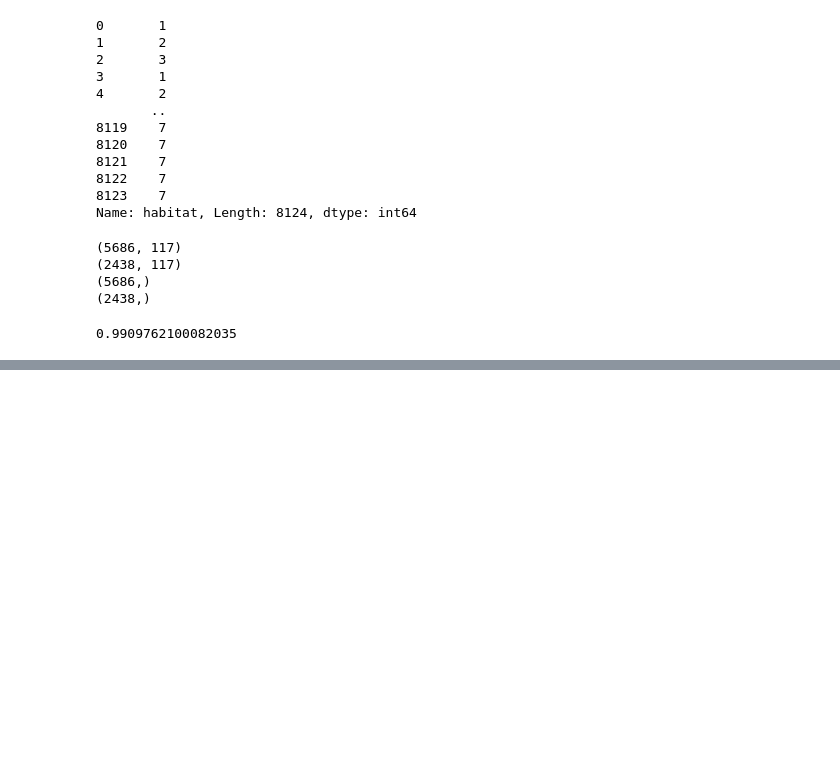
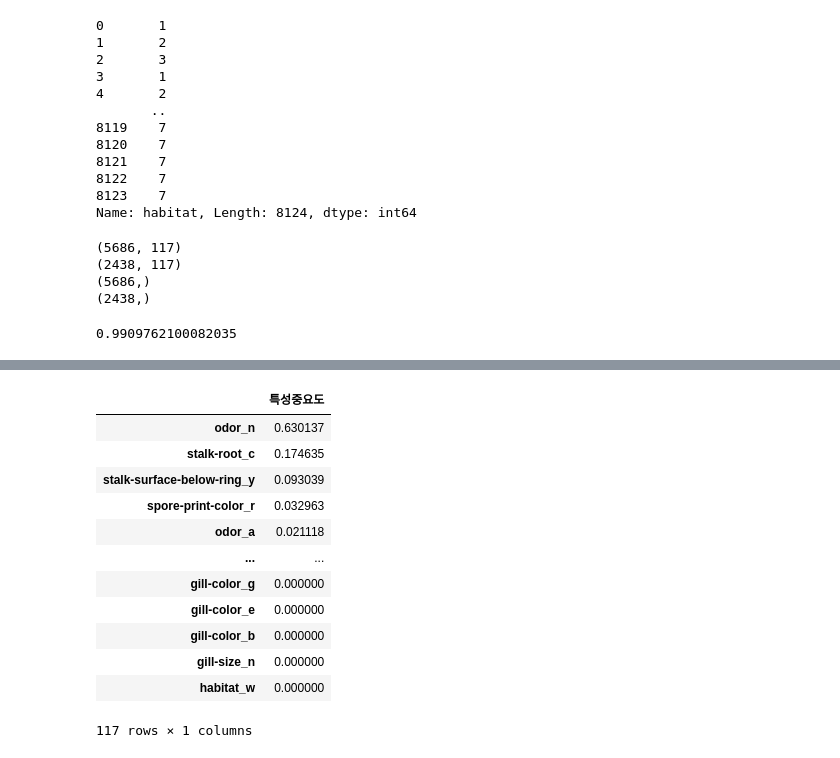
Before and after one commit to gasshot/Python_Lib, a Jupyter notebook: MachineLeaning/ex03_DesicionTree분류실습.ipynb, the cells around one changed output, grey strips where cells are left out. Saved outputs shown, nothing was run; the diff lists cells and outputs as text; code cells hidden in the pictures; blank space fills up the shorter version.

```diff
--- a/MachineLeaning/ex03_DesicionTree분류실습.ipynb
+++ b/MachineLeaning/ex03_DesicionTree분류실습.ipynb
@@ -165,0 +216,26 @@ tree.score(X_test,y_test)
+# %%
+# 에측이 목적이 아니라, 특성 중요도 파악이 중점이라면
+# 사전가지치기는 효과적이지 않다.
+
+tree2 = DecisionTreeClassifier()
+
+tree2.fit(X_train,y_train)
+
+importance = pd.DataFrame(tree2.feature_importances_, columns=['특성중요도'], index= tree2.feature_names_in_)
+# 정렬해주는 함수, sort_values
+
+importance.sort_values(by= '특성중요도', ascending=False)
+# %% [output]
+|  | 특성중요도 |
+| odor_n | 0.630137 |
+| stalk-root_c | 0.174635 |
+| stalk-surface-below-ring_y | 0.093039 |
+| spore-print-color_r | 0.032963 |
+| odor_a | 0.021118 |
+| ... | ... |
+| gill-color_g | 0.000000 |
+| gill-color_e | 0.000000 |
+| gill-color_b | 0.000000 |
+| gill-size_n | 0.000000 |
+| habitat_w | 0.000000 |
+117 rows × 1 columns
```
Also changed, not shown: parts of 5 cells of this notebook, 4 other files.
